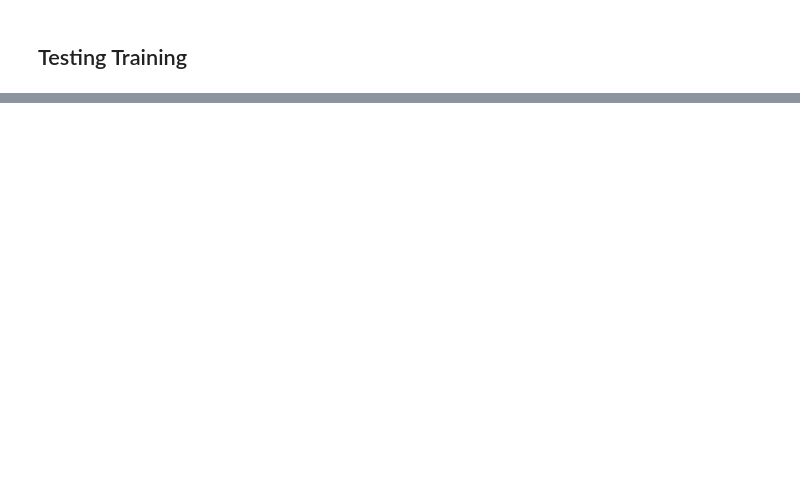
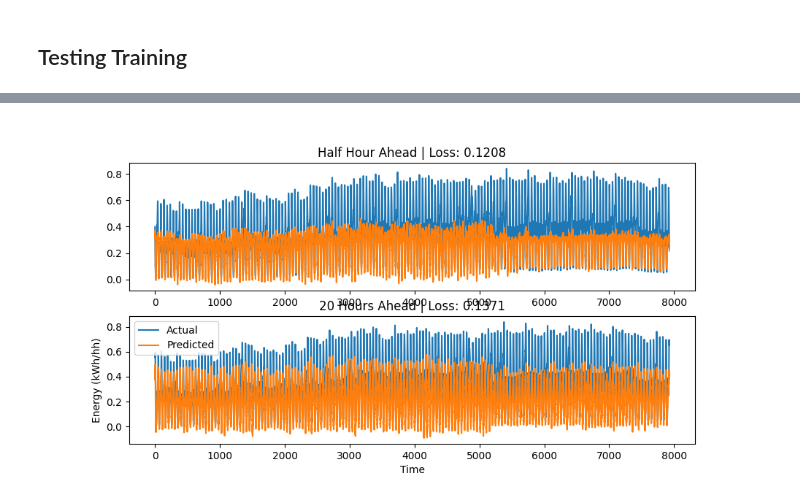
Before and after one commit to timdodge54/Power_Forecasting_With_DNN, a Jupyter notebook: src/Cody_Notebook.ipynb, the cells around one changed output, grey strips where cells are left out. Cells and saved outputs as stored; diff of their text form; code cells hidden in the pictures; blank space fills up the shorter version.

```diff
--- a/src/Cody_Notebook.ipynb
+++ b/src/Cody_Notebook.ipynb
@@ -246,0 +361,18 @@ plt.show()
+# %%
+net = NeuralNetRegressor(
+    module,
+    max_epochs=100,
+    lr=0.001,
+    batch_size=128,
+    optimizer=torch.optim.Adam,
+    optimizer__weight_decay=0.00001,
+    criterion=nn.MSELoss,
+    device='cuda',
+    iterator_train__num_workers=4,
+    iterator_train__pin_memory=True,
+    iterator_train__shuffle=False,
+    iterator_valid__num_workers=4,
+    iterator_valid__pin_memory=True
+)
+
+net = net.fit(dataset_train, y=None)
@@ -246,0 +387,37 @@ plt.show()
+# %%
+loss = nn.L1Loss()
+x_test = dataset_test[:][0]
+y_test = dataset_test[:][1]
+
+y_pred = net.module(x_test.float().cuda()).cpu().detach()
+
+half_pred = y_pred[:, 0]
+
+half_loss = loss(y_pred[:, 0], y_test[:, 0]).item()
+hour_loss = loss(y_pred[:, 1], y_test[:, 1]).item()
+hour_half_loss = loss(y_pred[:, 2], y_test[:, 2]).item()
+hour_20_loss = loss(y_pred[:, 40], y_test[:, 40])
+
+fig, ax = plt.subplots(2, 1, figsize=(10, 5))
+ax[0].plot(y_test[:, 0], label='Actual')
+ax[0].plot(y_pred[:, 0], label='Predicted')
+ax[0].set_title(f'Half Hour Ahead | Loss: {half_loss:.4f}')
+
+#ax[1].plot(y_test[:, 1], label='Actual')
+#ax[1].plot(y_pred[:, 1], label='Predicted')
+#ax[1].set_title(f'Hour Ahead | Loss: {hour_loss:.4f}')
+
+#ax[2].plot(y_test[:, 2], label='Actual')
+#ax[2].plot(y_pred[:, 2], label='Predicted')
+#ax[2].set_title(f'Hour and Half Ahead | Loss: {hour_half_loss:.4f}')
+
+ax[1].plot(y_test[:, 40], label='Actual')
+ax[1].plot(y_pred[:, 40], label='Predicted')
+ax[1].set_xlabel('Time')
+ax[1].set_ylabel('Energy (kWh/hh)')
+ax[1].set_title(f'20 Hours Ahead | Loss: {hour_20_loss:.4f}')
+
+plt.legend()
+plt.show()
+# %% [output]
+[figure, added]
```
Also changed, not shown: parts of 12 cells of this notebook.
